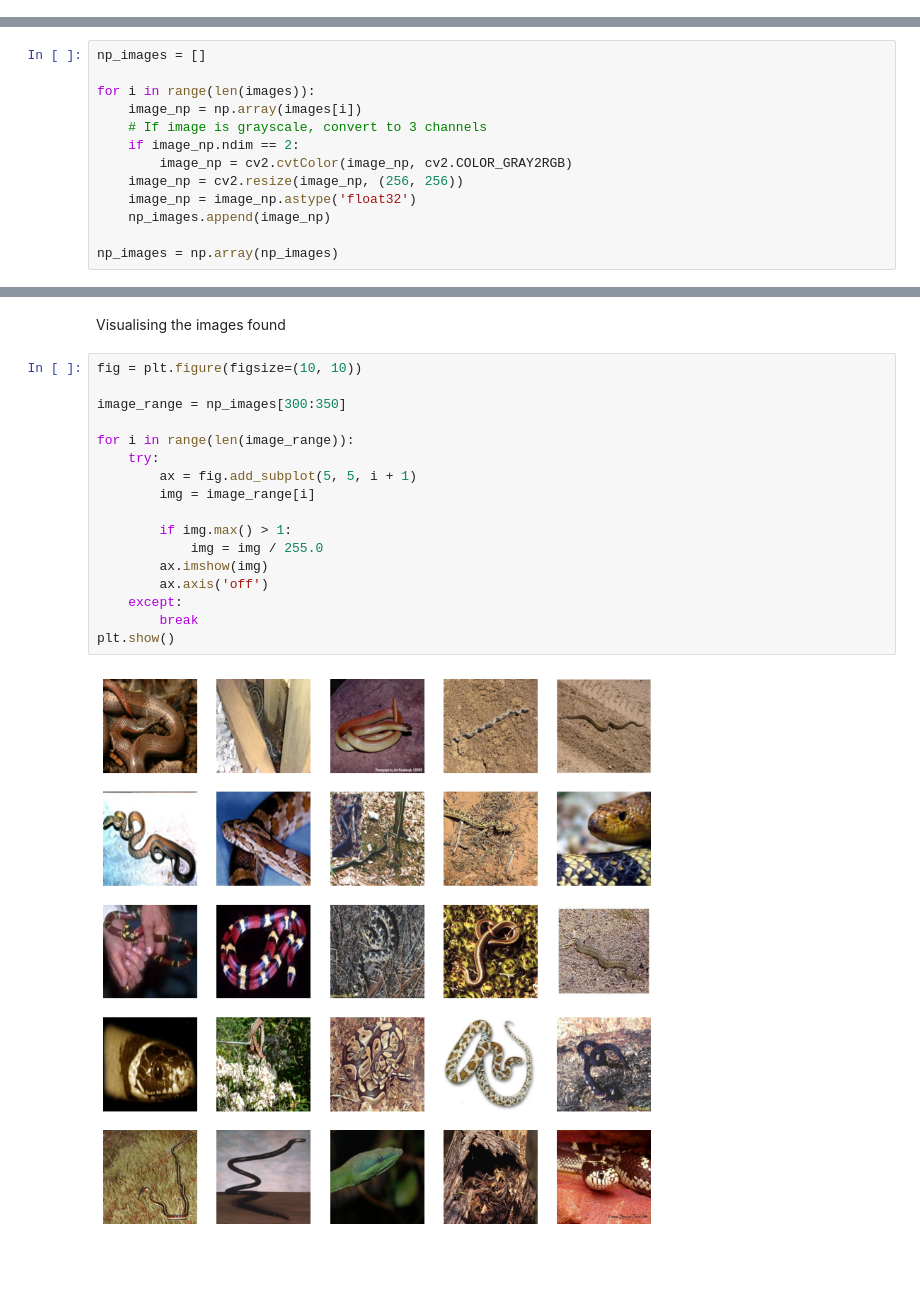
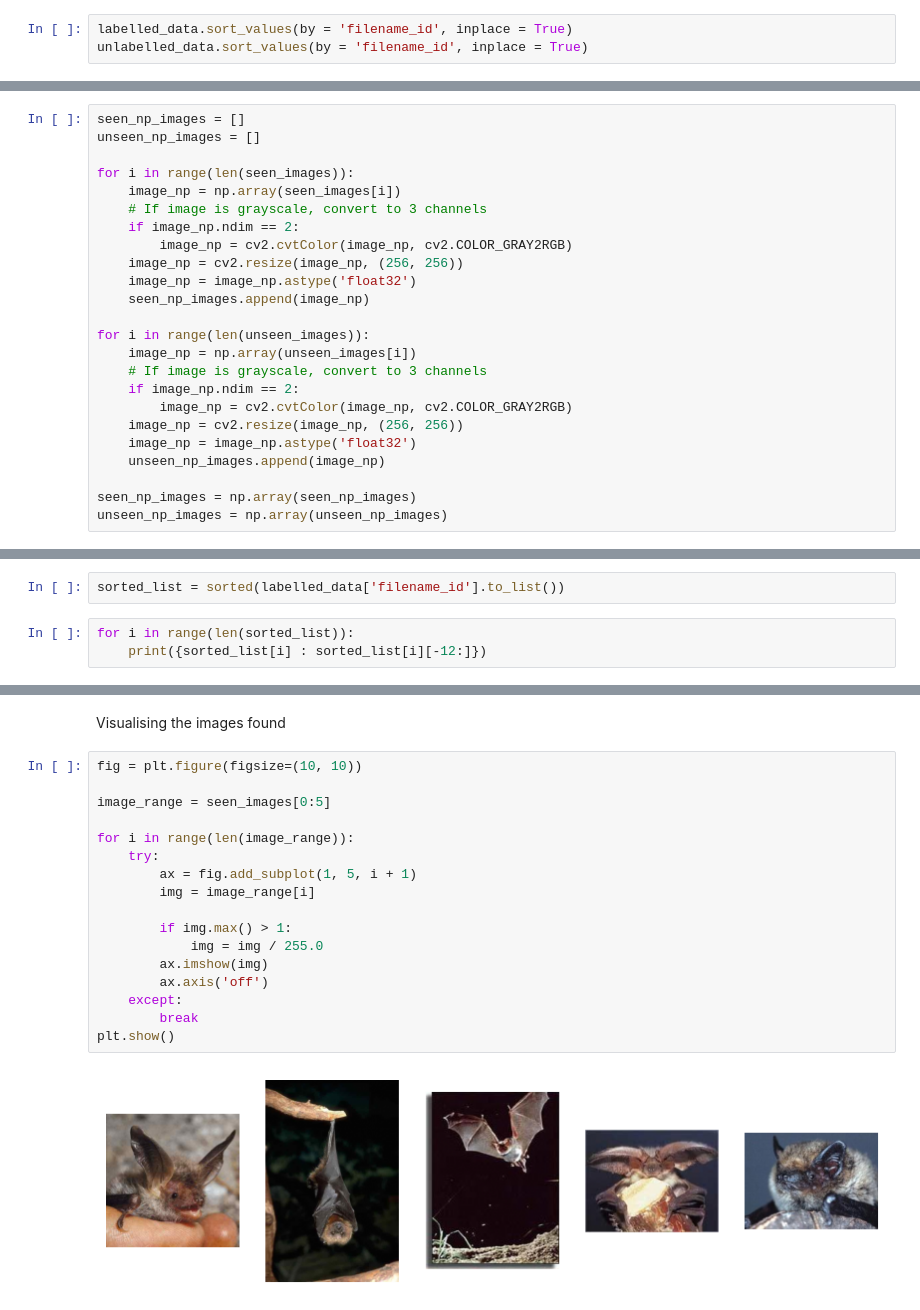
Before and after one commit to aidanlockwood20/CAB420-Codebase, a Jupyter notebook: Assessment/assignment_2/assignment_2.ipynb, the cells around one changed output, grey strips where cells are left out. Cells and saved outputs as stored; diff of their text form; blank space fills up the shorter version.

```diff
--- a/Assessment/assignment_2/assignment_2.ipynb
+++ b/Assessment/assignment_2/assignment_2.ipynb
@@ -71,0 +114,3 @@ images = read_images(image_paths)
+# %%
+labelled_data.sort_values(by = 'filename_id', inplace = True)
+unlabelled_data.sort_values(by = 'filename_id', inplace = True)
@@ -72,15 +137,26 @@ images = read_images(image_paths)
 # %% [markdown]
 These images aren't in a standardised format. Going to implement a resize to keep them in the same format
 # %%
-np_images = []
+seen_np_images = []
+unseen_np_images = []
 
-for i in range(len(images)):
-    image_np = np.array(images[i])
+for i in range(len(seen_images)):
+    image_np = np.array(seen_images[i])
     # If image is grayscale, convert to 3 channels
     if image_np.ndim == 2:
         image_np = cv2.cvtColor(image_np, cv2.COLOR_GRAY2RGB)
     image_np = cv2.resize(image_np, (256, 256))
     image_np = image_np.astype('float32')
-    np_images.append(image_np)
+    seen_np_images.append(image_np)
 
-np_images = np.array(np_images)
+for i in range(len(unseen_images)):
+    image_np = np.array(unseen_images[i])
+    # If image is grayscale, convert to 3 channels
+    if image_np.ndim == 2:
+        image_np = cv2.cvtColor(image_np, cv2.COLOR_GRAY2RGB)
+    image_np = cv2.resize(image_np, (256, 256))
+    image_np = image_np.astype('float32')
+    unseen_np_images.append(image_np)
+
+seen_np_images = np.array(seen_np_images)
+unseen_np_images = np.array(unseen_np_images)
@@ -86,0 +173,5 @@ np_images = np.array(np_images)
+# %%
+sorted_list = sorted(labelled_data['filename_id'].to_list())
+# %%
+for i in range(len(sorted_list)):
+    print({sorted_list[i] : sorted_list[i][-12:]})
@@ -89,19 +243,19 @@ Visualising the images found
 # %%
 fig = plt.figure(figsize=(10, 10))
 
-image_range = np_images[300:350]
+image_range = seen_images[0:5]
 
 for i in range(len(image_range)):
     try:
-        ax = fig.add_subplot(5, 5, i + 1)
+        ax = fig.add_subplot(1, 5, i + 1)
         img = image_range[i]
 
         if img.max() > 1:
             img = img / 255.0
         ax.imshow(img)
         ax.axis('off')
     except:
         break
 plt.show()
 # %% [output]
-[figure, old version]
+[figure, new version]
```
Also changed, not shown: parts of 24 cells of this notebook, 3 other files.
